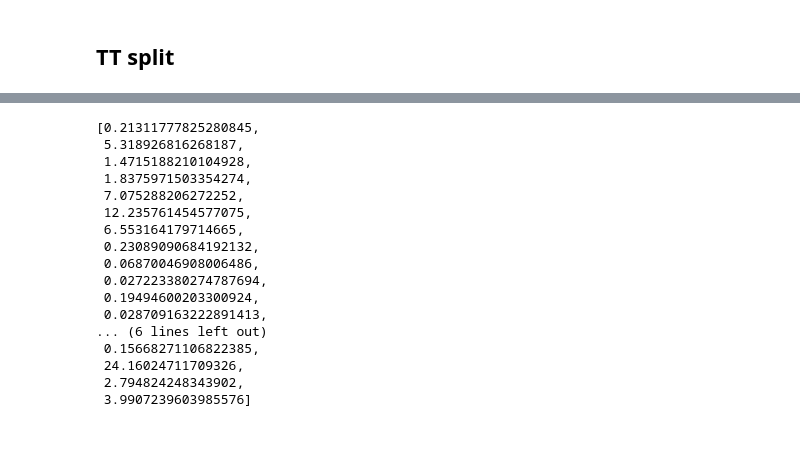
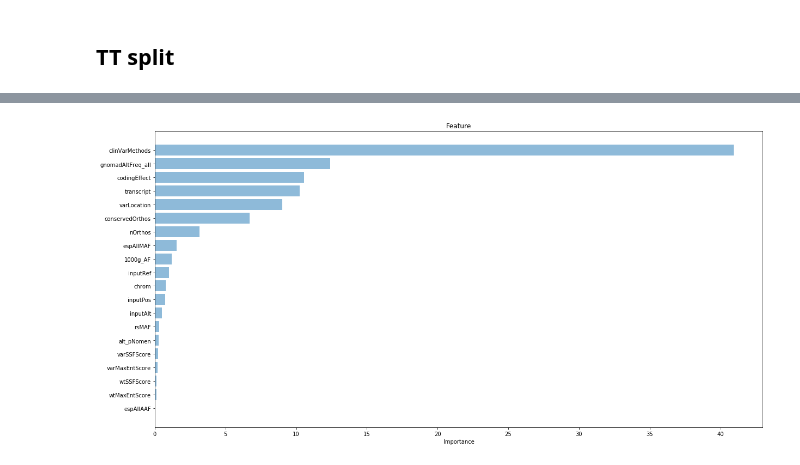
Before and after one commit to rebryk/biohack-2018, a Jupyter notebook: catboost.ipynb, the cells around one changed output, grey strips where cells are left out. Saved outputs shown, nothing was run; the diff lists cells and outputs as text; code cells hidden in the pictures; blank space fills up the shorter version.

```diff
--- a/catboost.ipynb
+++ b/catboost.ipynb
@@ -155,5 +176,6 @@ len(X_train), len(X_test)
 # %%
-model = CatBoostClassifier(iterations=300)
+model = CatBoostClassifier(iterations=500)
 # %%
-model.fit(X_train, y_train, cat_features=cat_features);
+model.fit(X_train, y_train, cat_features=cat_features,
+          use_best_model=True, eval_set=(X_validate, y_validate));
 # %% [output]
@@ -182,20 +204,19 @@ y_pred = model.predict(X_test)
-# %%
-model.get_feature_importance(X_train, y_train, cat_features=cat_features)
-# %% [output]
-[0.21311777825280845,
- 5.318926816268187,
- 1.4715188210104928,
- 1.8375971503354274,
- 7.075288206272252,
- 12.235761454577075,
- 6.553164179714665,
- 0.23089090684192132,
- 0.06870046908006486,
- 0.027223380274787694,
- 0.19494600203300924,
- 0.028709163222891413,
-... (6 lines left out)
- 0.15668271106822385,
- 24.16024711709326,
- 2.794824248343902,
- 3.9907239603985576]
+# %%
+def draw_importance(columns, importances):
+    order = np.argsort(importances)
+
+    objects = columns[order]
+    y_pos = np.arange(len(objects))
+    performance = np.array(importances)[order]
+
+    plt.figure(figsize=(20, 10))
+    plt.barh(y_pos, performance, align='center', alpha=0.5)
+    plt.yticks(y_pos, objects)
+    plt.xlabel('Importance')
+    plt.title('Feature')
+
+    plt.show()
+# %%
+draw_importance(X_train.columns, model.feature_importances_)
+# %% [output]
+[figure, added]
```
Also changed, not shown: parts of 15 cells of this notebook, 2 other files.
